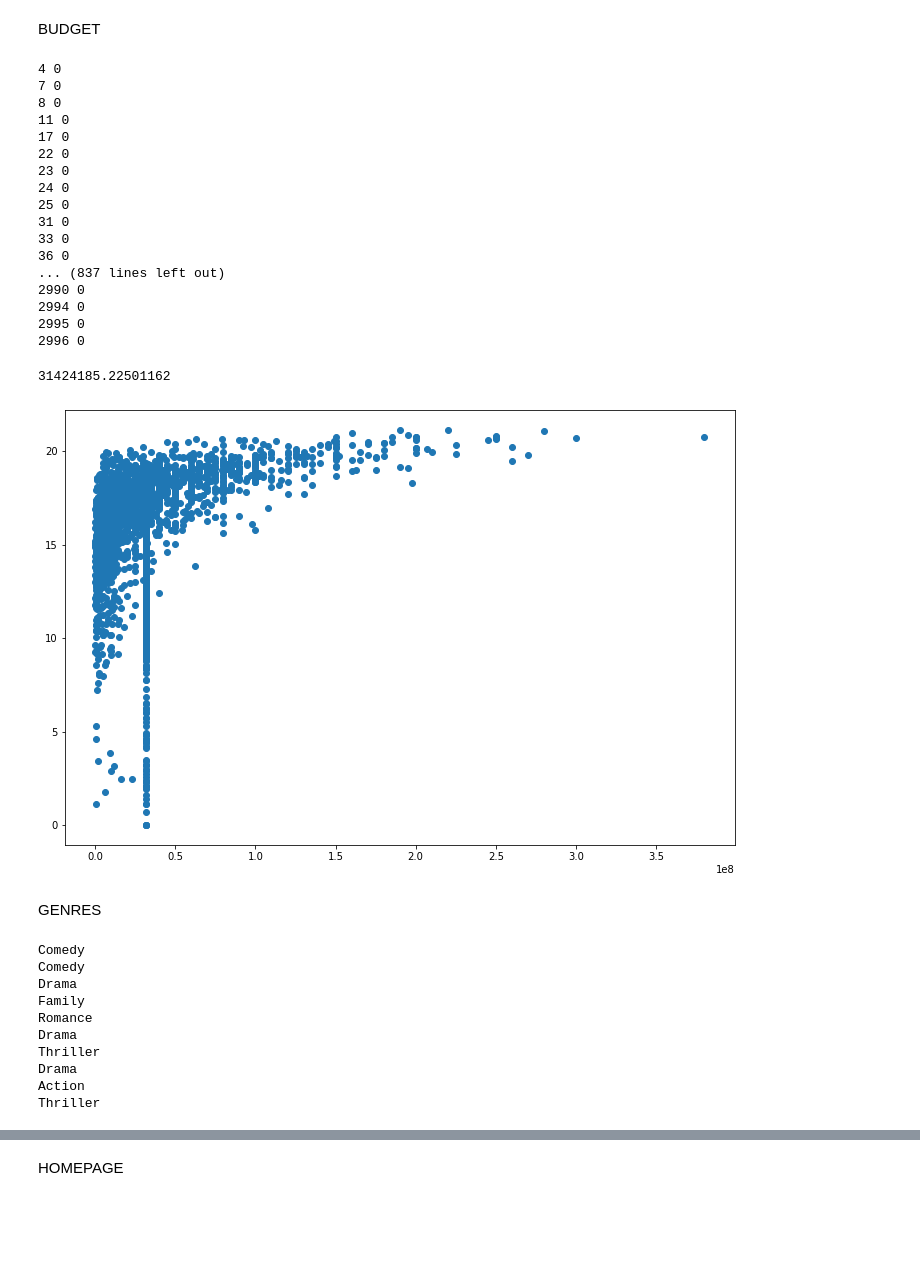
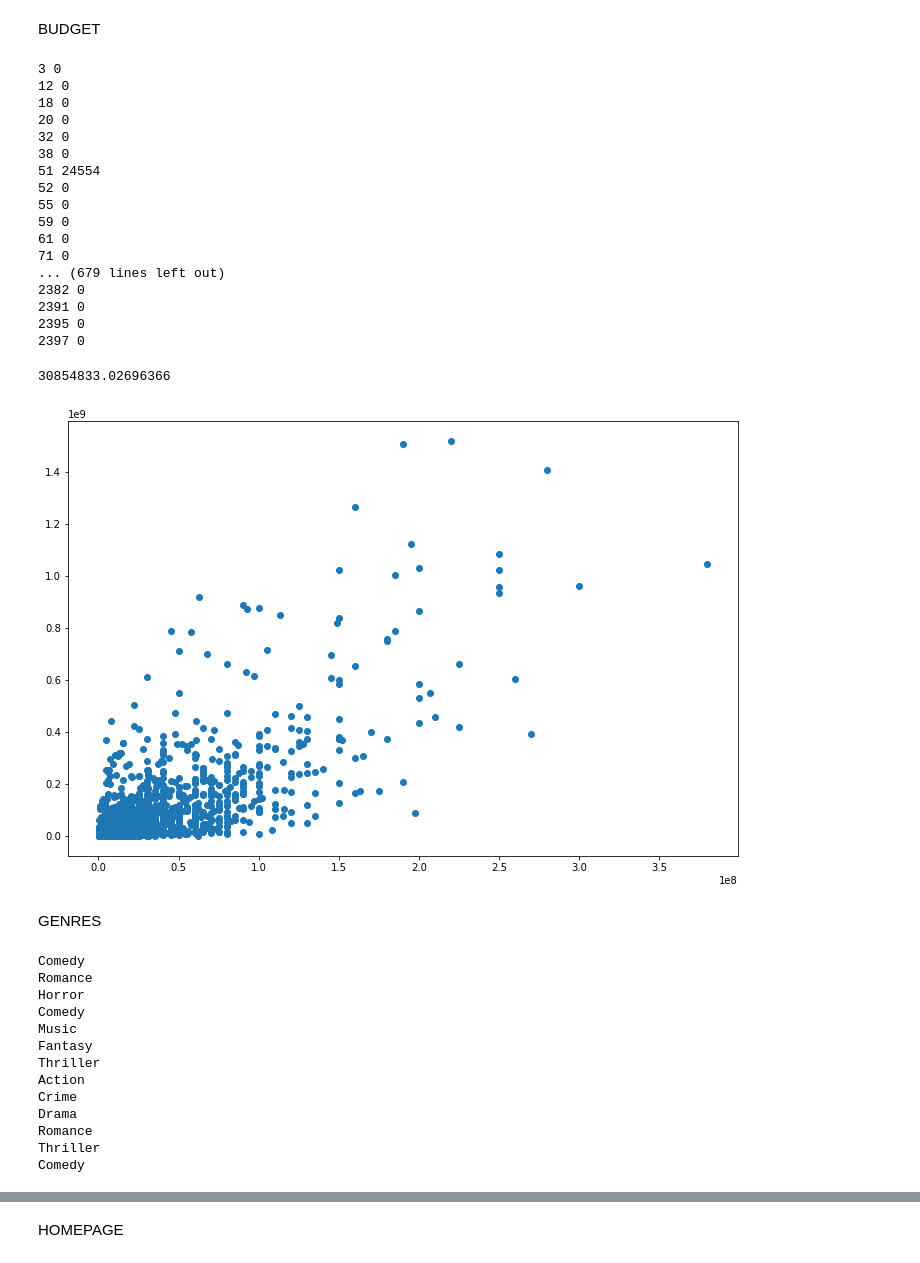
Before and after one commit to giacomobais/Data-WebMining, a Jupyter notebook: Progetto.ipynb, the cells around one changed output, grey strips where cells are left out. Saved outputs shown, nothing was run; the diff lists cells and outputs as text; code cells hidden in the pictures; blank space fills up the shorter version.

```diff
--- a/Progetto.ipynb
+++ b/Progetto.ipynb
@@ -91,3 +111,3 @@ for i, e in enumerate(train['revenue']):
 # %%
-train['logRevenue'] = train['revenue'].apply(lambda x: np.log(x))
-train
+x_train['logRevenue'] = y_train['revenue'].apply(lambda x: np.log(x))
+dataset['logRevenue'] = dataset['revenue'].apply(lambda x: np.log(x))
@@ -117,3 +122,10 @@ for i, e in enumerate(train['belongs_to_collection'][:5]):
 2 []
 3 []
 4 []
+# %%
+x_train['has_collection'] = x_train['belongs_to_collection'].apply(lambda x: 0 if (len(x) == 0) else 1)
+sum(x_train['has_collection'])
+
+plt.figure(figsize=(12,8))
+plt.scatter(x_train['has_collection'], y_train['revenue'])
+plt.show()
@@ -135,38 +137,38 @@ train.head()
 # %% [markdown]
 BUDGET
 # %%
-for i, e in enumerate(train['budget']):
+for i, e in enumerate(x_train['budget']):
     if e <=1e5:
         print(i, e)
 # %% [output]
-4 0
-7 0
-8 0
-11 0
-17 0
-22 0
-23 0
-24 0
-25 0
-31 0
-33 0
-36 0
-... (837 lines left out)
-2990 0
-2994 0
-2995 0
-2996 0
+3 0
+12 0
+18 0
+20 0
+32 0
+38 0
+51 24554
+52 0
+55 0
+59 0
+61 0
+71 0
+... (679 lines left out)
+2382 0
+2391 0
+2395 0
+2397 0
 # %%
-train['isBudgetDirty'] = train['budget'].apply(lambda x : 1 if x < 1e5 else 0)
-mean_budget =train[train['budget'] >= 1e5]['budget'].mean()
+x_train['isBudgetDirty'] = x_train['budget'].apply(lambda x : 1 if x < 1e5 else 0)
+mean_budget =x_train[x_train['budget'] >= 1e5]['budget'].mean()
 mean_budget
 # %% [output]
-31424185.22501162
+30854833.02696366
 # %%
-train.loc[train.budget < 1e5, 'budget'] = mean_budget
+x_train.loc[x_train.budget < 1e5, 'budget'] = mean_budget
 # %%
 plt.figure(figsize=(12,8))
-plt.scatter("budget", "logRevenue", data=train)
+plt.scatter(x_train['budget'], y_train['revenue'])
 plt.show()
 # %% [output]
-[figure, old version]
+[figure, new version]
@@ -173,18 +180,21 @@ plt.show()
 # %% [markdown]
 GENRES
 # %%
-for i, e in enumerate(train['genres'][:5]):
+for i, e in enumerate(x_train['genres'][:5]):
     for gen in e:
         print(gen['name'])
 # %% [output]
 Comedy
+Romance
+Horror
 Comedy
+Music
+Fantasy
+Thriller
+Action
+Crime
 Drama
-Family
 Romance
-Drama
 Thriller
-Drama
-Action
-Thriller
+Comedy
 # %%
```
Also changed, not shown: parts of 95 cells of this notebook.
